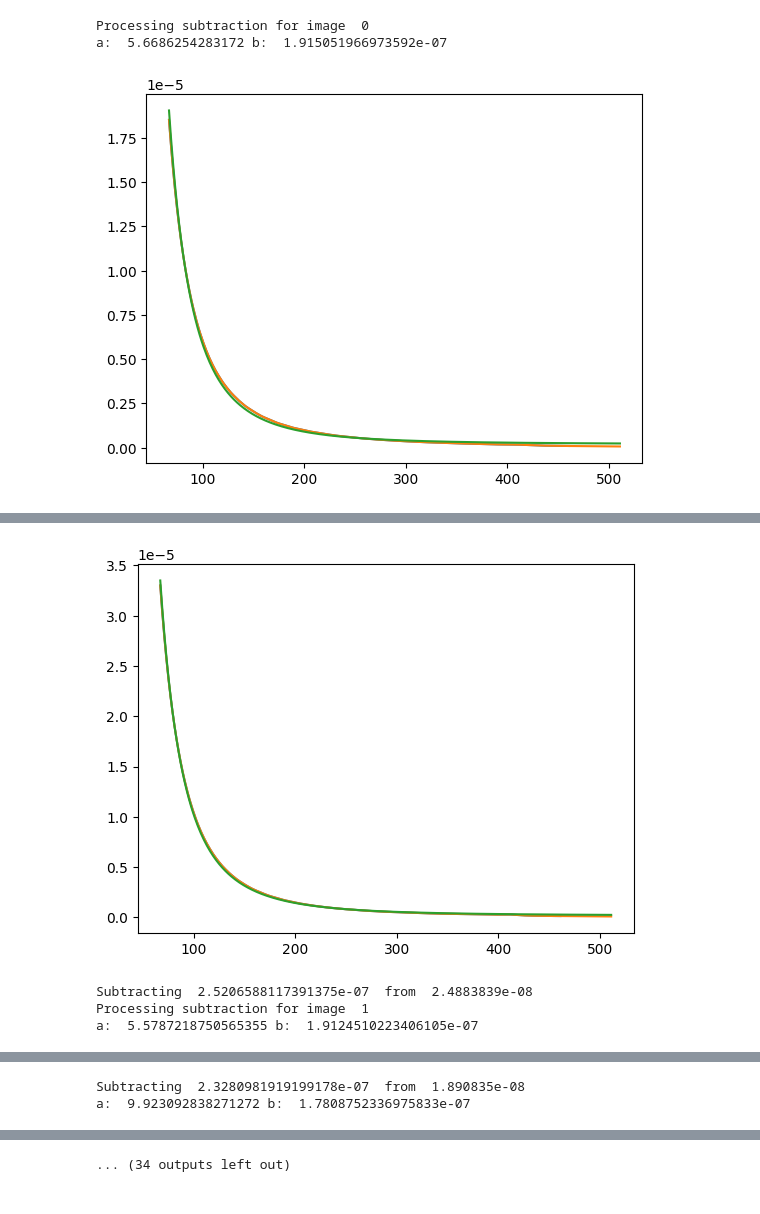
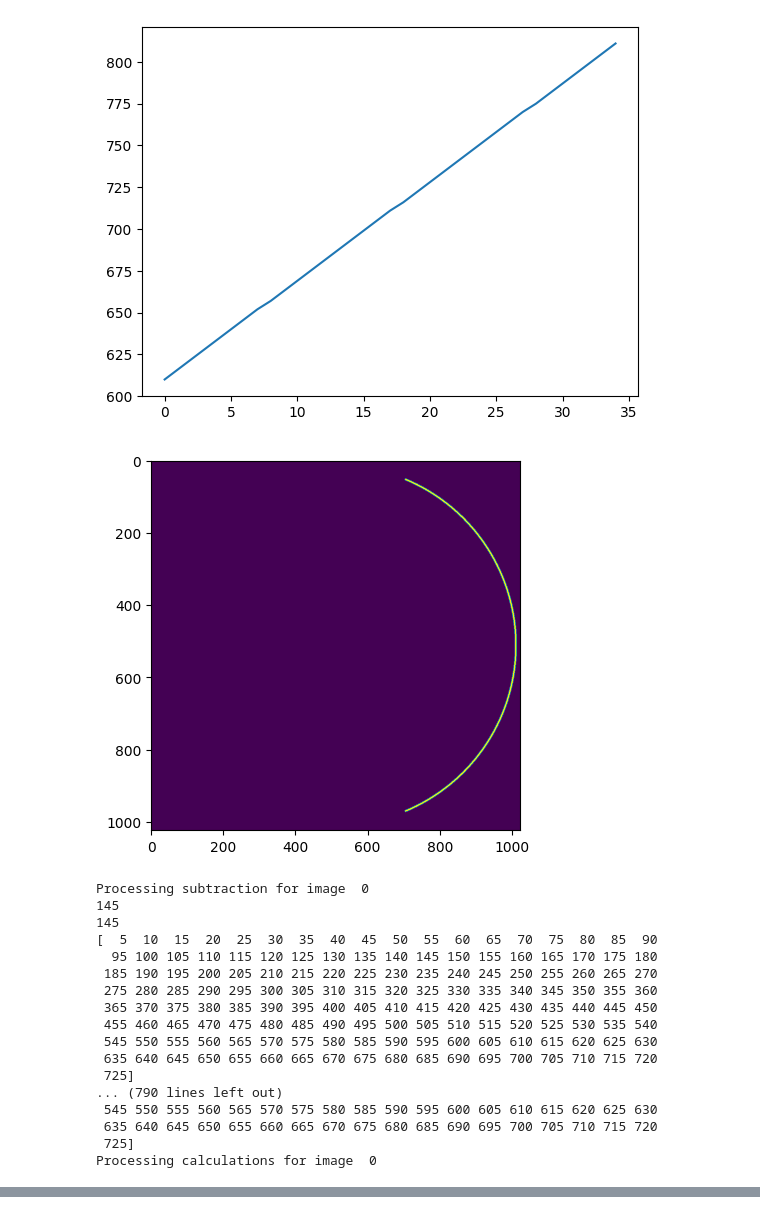
Before and after one commit to nathaniellaurent/CME-polarization, a Jupyter notebook: Scripts/CME_benchmark.ipynb, the cells around one changed output, grey strips where cells are left out. Saved outputs shown, nothing was run; the diff lists cells and outputs as text; code cells hidden in the pictures.

```diff
--- a/Scripts/CME_benchmark.ipynb
+++ b/Scripts/CME_benchmark.ipynb
@@ -13,16 +13,36 @@ from scipy.optimize import curve_fit
 #Array of the front of the CME through human analysis
 
 #for first CME
-# front_array_absolute = [[0,0],[0,0],[512,608],[512,640],[512,671],[512,711],[512,730],[512,761],[512,783],[0,0],[0,0]]
-front_array_absolute = [[0,0],[0,0],[512,428],[512,397],[512,365],[512,335],[512,300],[512,265],[512,230],[0,0],[0,0]]
-#                                                           ^^^^
+
+#original
+front_array_absolute = [[512,608],[512,640],[512,671],[512,702],[512,730],[512,761],[512,783]]
+
+# +50
+# front_array_absolute = [[512,428],[512,397],[512,365],[512,335],[512,300],[512,265],[512,230]]
+
+# -10
+# front_array_absolute = [[512,413],[512,392],[512,356],[512,330],[512,304],[512,275],[512,252]]
+
+#
 front_array_absolute = np.array(front_array_absolute)
 
+def linearFunc( x, m, b):
+    return m*x + b
 
-xMin = 0
-xMax = 500
-# xMin = 500
-# xMax = 1000
+parameters, covariance = curve_fit(linearFunc, np.arange(15,50,5), front_array_absolute[:,1])
+front_array_absolute = np.zeros((35,2), dtype=int)
+front_array_absolute[:,0] = np.full(35, 512)
+front_array_absolute[:,1] = np.floor((linearFunc(np.arange(15,50), *parameters)))
+
+plt.figure()
+plt.plot(front_array_absolute[:,1])
+plt.show()
+
+
+# xMin = 0
+# xMax = 500
+xMin = 500
+xMax = 1000
 
 yMin = 250
 yMax = 750
@@ -30,13 +50,13 @@ yMax = 750
 pBdata = []
 tBdata =[]
 
-for i in range(5,60,5):
+for i in range(15,50,1):
     if i < 10:
         st = '0' + str(i)
     else:
         st = str(i)
-    fits_file_pB = fits.open(f'CME_0_pB_+50\stepnum_0{st}.fits')
-    fits_file_tB = fits.open(f'CME_0_tB_+50\stepnum_0{st}.fits')
+    fits_file_pB = fits.open(f'CME_0_pB\stepnum_0{st}.fits')
+    fits_file_tB = fits.open(f'CME_0_tB\stepnum_0{st}.fits')
     pBdata.append(fits_file_pB[0].data)
     tBdata.append(fits_file_tB[0].data)
 
@@ -46,42 +66,59 @@ negMats = np.empty((len(pBdata),len(pBdata[0]),len(pBdata[0][0])))
 kernel_size = 5
 kernel = np.full((kernel_size, kernel_size), 1/(kernel_size*kernel_size))
 
-# allIndices = calculateRadialBands(pBdata[0],direction='left')
+allIndices = calculateRadialBands(pBdata[0],direction='right')
 
 # print(allIndices)
 
 # for i in range(len(pBdata)):
 #     pBdata[i] = signal.convolve2d(pBdata[i], kernel, mode='same', boundary='fill')
 #     tBdata[i] = signal.convolve2d(tBdata[i], kernel, mode='same', boundary='fill')
 
 
 
 for i in range(len(pBdata)):
     print("Processing subtraction for image ", i)
 
     #choose subtraction method
-    # median_values, r_values = calculateMedianPixelValues(pBdata[i],allIndices)
+    median_values_pb, r_values = calculateMedianPixelValues(pBdata[i],allIndices)
+    median_values_tb, r_values = calculateMedianPixelValues(tBdata[i],allIndices)
     # median_values = median_values[13:]
     # r_values = r_values[13:]
 
 
 
-    pBdata[i] = functionFitSubtract(pBdata[i], front_array_absolute[i], 'left')
-    tBdata[i] = functionFitSubtract(tBdata[i], front_array_absolute[i], 'left')
-    # pBdata[i] = subtractRadialMedian(pBdata[i], median_values)
-    # tBdata[i] = subtractRadialMedian(tBdata[i],median_values)
+    # pBdata[i] = functionFitSubtract(pBdata[i], front_array_absolute[i,:], 'right')
+    # tBdata[i] = functionFitSubtract(tBdata[i], front_array_absolute[i,:], 'right')
+    pBdata[i] = subtractRadialMedian(pBdata[i], median_values_pb)
+    tBdata[i] = subtractRadialMedian(tBdata[i],median_values_tb)
     # pBdata[i] = minSmooth(pBdata[i], 50)
     # tBdata[i] = minSmooth(tBdata[i], 50)
 
     # pBdata[i],tBdata[i] = nearbyPointSubtract(pBdata[i],tBdata[i], front_array_absolute[i], 30, allIndices, direction='left')
 
 
 for i in range(len(pBdata)):
     print("Processing calculations for image ", i)
     posMat, negMat = calculateExitAngles(pBdata[i], tBdata[i], (xMin,xMax), (yMin,yMax))
     posMats[i] = posMat
     negMats[i] = negMat
 # %% [output]
+[figure, new version]
+[figure, new version]
 Processing subtraction for image  0
-a:  5.6686254283172 b:  1.915051966973592e-07
+145
+145
+[  5  10  15  20  25  30  35  40  45  50  55  60  65  70  75  80  85  90
+  95 100 105 110 115 120 125 130 135 140 145 150 155 160 165 170 175 180
+ 185 190 195 200 205 210 215 220 225 230 235 240 245 250 255 260 265 270
+ 275 280 285 290 295 300 305 310 315 320 325 330 335 340 345 350 355 360
+ 365 370 375 380 385 390 395 400 405 410 415 420 425 430 435 440 445 450
+ 455 460 465 470 475 480 485 490 495 500 505 510 515 520 525 530 535 540
+ 545 550 555 560 565 570 575 580 585 590 595 600 605 610 615 620 625 630
+ 635 640 645 650 655 660 665 670 675 680 685 690 695 700 705 710 715 720
+ 725]
+... (790 lines left out)
+ 545 550 555 560 565 570 575 580 585 590 595 600 605 610 615 620 625 630
+ 635 640 645 650 655 660 665 670 675 680 685 690 695 700 705 710 715 720
+ 725]
+Processing calculations for image  0
-[figure, old version]
@@ -90,4 +141,0 @@ a:  10.019426542330589 b:  1.774153361853219e-07
-[figure, old version]
-Subtracting  2.5206588117391375e-07  from  2.4883839e-08
-Processing subtraction for image  1
-a:  5.5787218750565355 b:  1.9124510223406105e-07
@@ -95,2 +141,0 @@ a:  5.5787218750565355 b:  1.9124510223406105e-07
-Subtracting  2.3280981919199178e-07  from  1.890835e-08
-a:  9.923092838271272 b:  1.7808752336975833e-07
@@ -105,2 +142 @@ a:  10.662800637094405 b:  8.560298779741591e-08
-... (34 outputs left out)
 # %%
```
Also changed, not shown: parts of 3 cells of this notebook, 11 other files.
